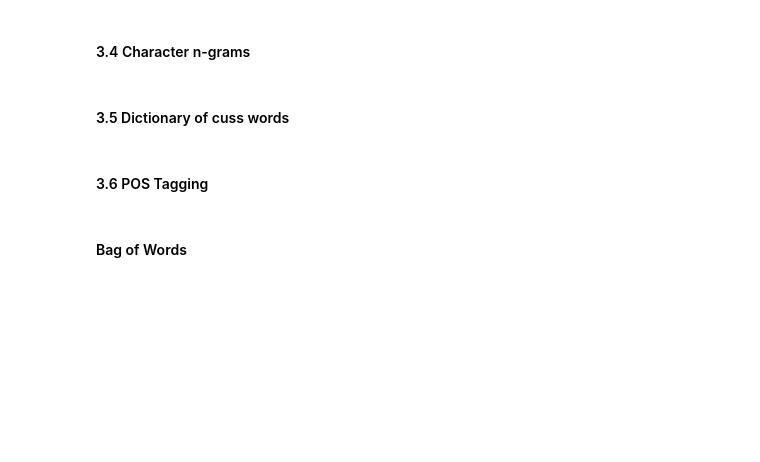
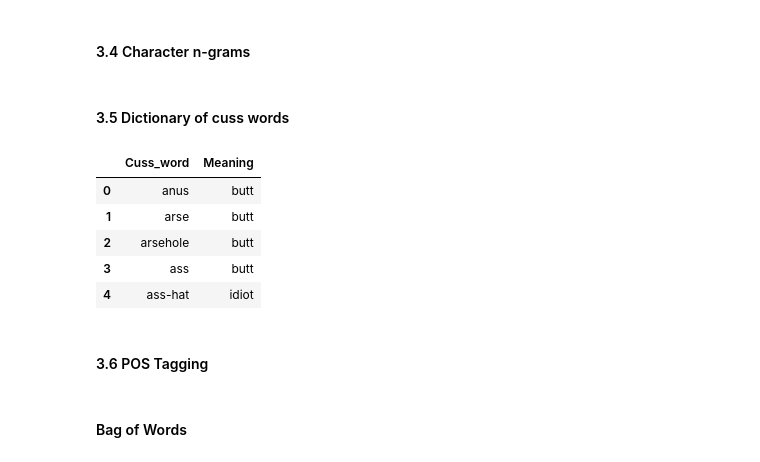
Before and after one commit to mramakrishnan-chwy/Hate-Speech-Identification, a Jupyter notebook: Hate Speech Classifier.ipynb, the cells around one changed output. Drawn from its saved outputs; the diff is of its cells as text; code cells hidden in the pictures; blank space fills up the shorter version.

```diff
--- a/Hate Speech Classifier.ipynb
+++ b/Hate Speech Classifier.ipynb
@@ -201,3 +229,33 @@ for row_num, text in enumerate(train_df.tweet):
+# %%
+cuss_words_df = pd.DataFrame()
+
+for alphas in list(string.ascii_lowercase):
+    #print(alphas)
+    url = "https://www.noswearing.com//dictionary//"+alphas
+    XML = requests.get(url)
+
+    tree = html.fromstring(XML.content)
+
+    td_files = tree.xpath("//center")[4].getchildren()[0].getchildren()[1].getchildren()[0].getchildren()[0]
+
+    for tags in td_files.getchildren():
+        if(tags.text != None):
+
+            #print(tags.text)
+            #print(tags.tail)
+            test = pd.DataFrame({'Cuss_word':[tags.text.strip()],'Meaning':[tags.tail.replace("-","").strip()]})
+            cuss_words_df = pd.concat([cuss_words_df,test],axis = 0)
+# %%
+cuss_words_df.reset_index(inplace=True,drop = True)
+# %%
+cuss_words_df.head()
+# %% [output]
+|  | Cuss_word | Meaning |
+| 0 | anus | butt |
+| 1 | arse | butt |
+| 2 | arsehole | butt |
+| 3 | ass | butt |
+| 4 | ass-hat | idiot |
 # %% [markdown]
 #### 3.6 POS Tagging
 # %%
```
Also changed, not shown: parts of 38 cells of this notebook.
